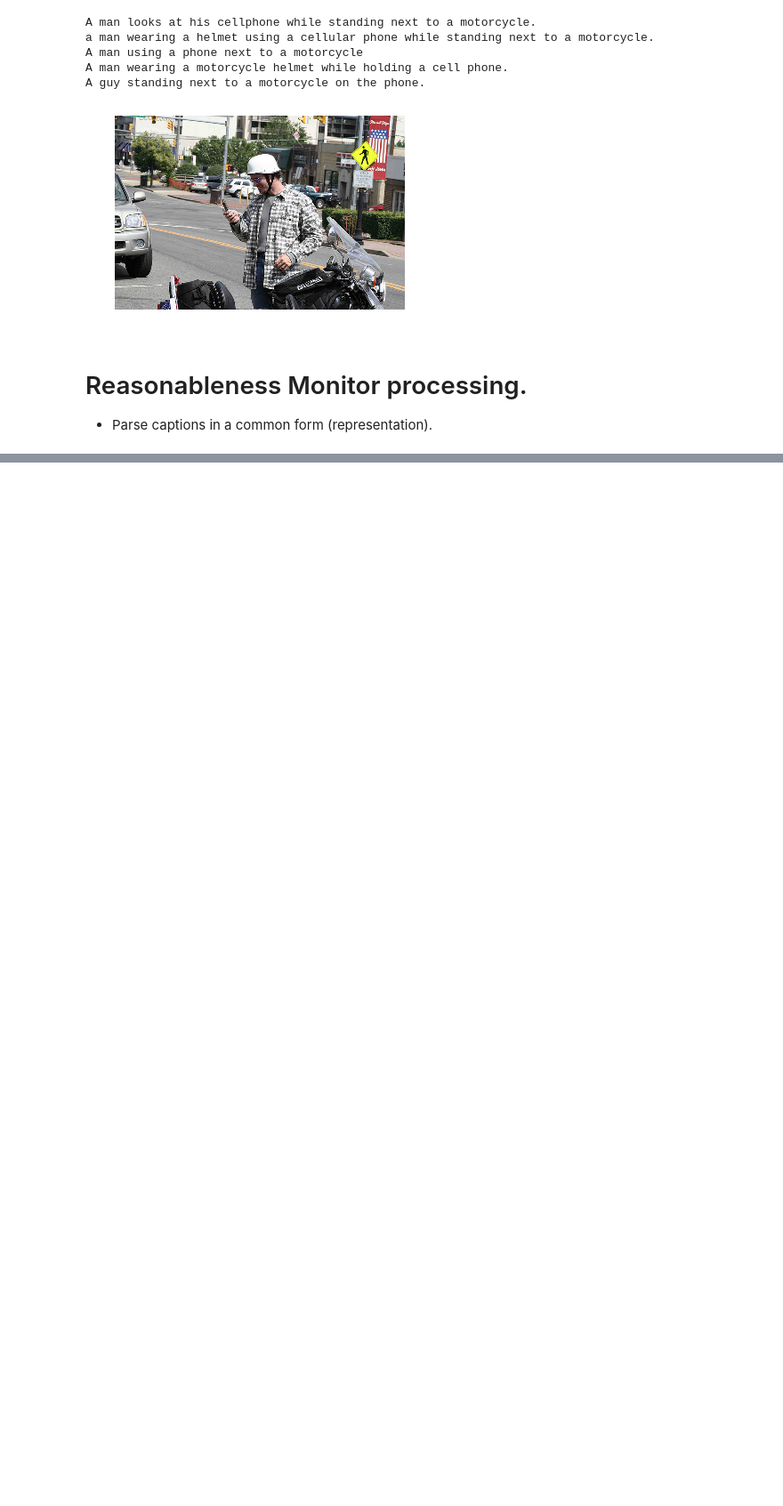
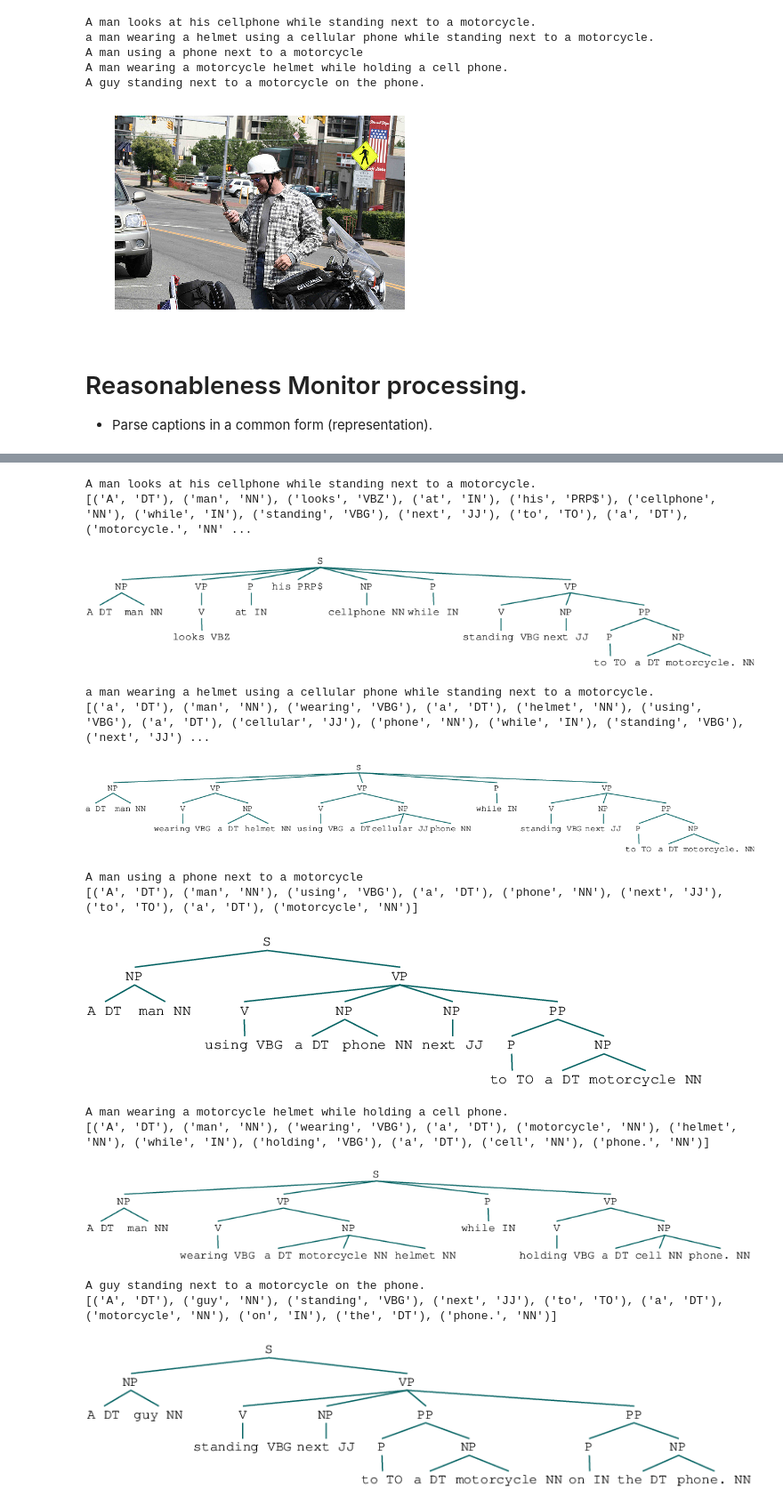
Before and after one commit to lgilpin/anomaly-explain, a Jupyter notebook: coco_application/end-to-end-demo.ipynb, the cells around one changed output, grey strips where cells are left out. Shown at 89% size. Drawn from its saved outputs; the diff is of its cells as text; code cells hidden in the pictures; blank space fills up the shorter version.

```diff
--- a/coco_application/end-to-end-demo.ipynb
+++ b/coco_application/end-to-end-demo.ipynb
@@ -80,0 +88,27 @@ A guy standing next to a motorcycle on the phone.
+# %%
+all_annotations = []
+
+for annotation in anns:
+    print(annotation['caption'])
+    tokens = annotation['caption'].split()
+    result = rep.parse_with_regex(tokens)
+    #print(str(result))
+    tree = Tree.fromstring(str(result))
+    IPython.core.display.display(result)
+    all_annotations.append(annotation['caption'])
+# %% [output]
+A man looks at his cellphone while standing next to a motorcycle.
+[('A', 'DT'), ('man', 'NN'), ('looks', 'VBZ'), ('at', 'IN'), ('his', 'PRP$'), ('cellphone', 'NN'), ('while', 'IN'), ('standing', 'VBG'), ('next', 'JJ'), ('to', 'TO'), ('a', 'DT'), ('motorcycle.', 'NN' ...
+[figure, added]
+a man wearing a helmet using a cellular phone while standing next to a motorcycle.
+[('a', 'DT'), ('man', 'NN'), ('wearing', 'VBG'), ('a', 'DT'), ('helmet', 'NN'), ('using', 'VBG'), ('a', 'DT'), ('cellular', 'JJ'), ('phone', 'NN'), ('while', 'IN'), ('standing', 'VBG'), ('next', 'JJ') ...
+[figure, added]
+A man using a phone next to a motorcycle
+[('A', 'DT'), ('man', 'NN'), ('using', 'VBG'), ('a', 'DT'), ('phone', 'NN'), ('next', 'JJ'), ('to', 'TO'), ('a', 'DT'), ('motorcycle', 'NN')]
+[figure, added]
+A man wearing a motorcycle helmet while holding a cell phone.
+[('A', 'DT'), ('man', 'NN'), ('wearing', 'VBG'), ('a', 'DT'), ('motorcycle', 'NN'), ('helmet', 'NN'), ('while', 'IN'), ('holding', 'VBG'), ('a', 'DT'), ('cell', 'NN'), ('phone.', 'NN')]
+[figure, added]
+A guy standing next to a motorcycle on the phone.
+[('A', 'DT'), ('guy', 'NN'), ('standing', 'VBG'), ('next', 'JJ'), ('to', 'TO'), ('a', 'DT'), ('motorcycle', 'NN'), ('on', 'IN'), ('the', 'DT'), ('phone.', 'NN')]
+[figure, added]
```
Also changed, not shown: parts of 4 cells of this notebook.
